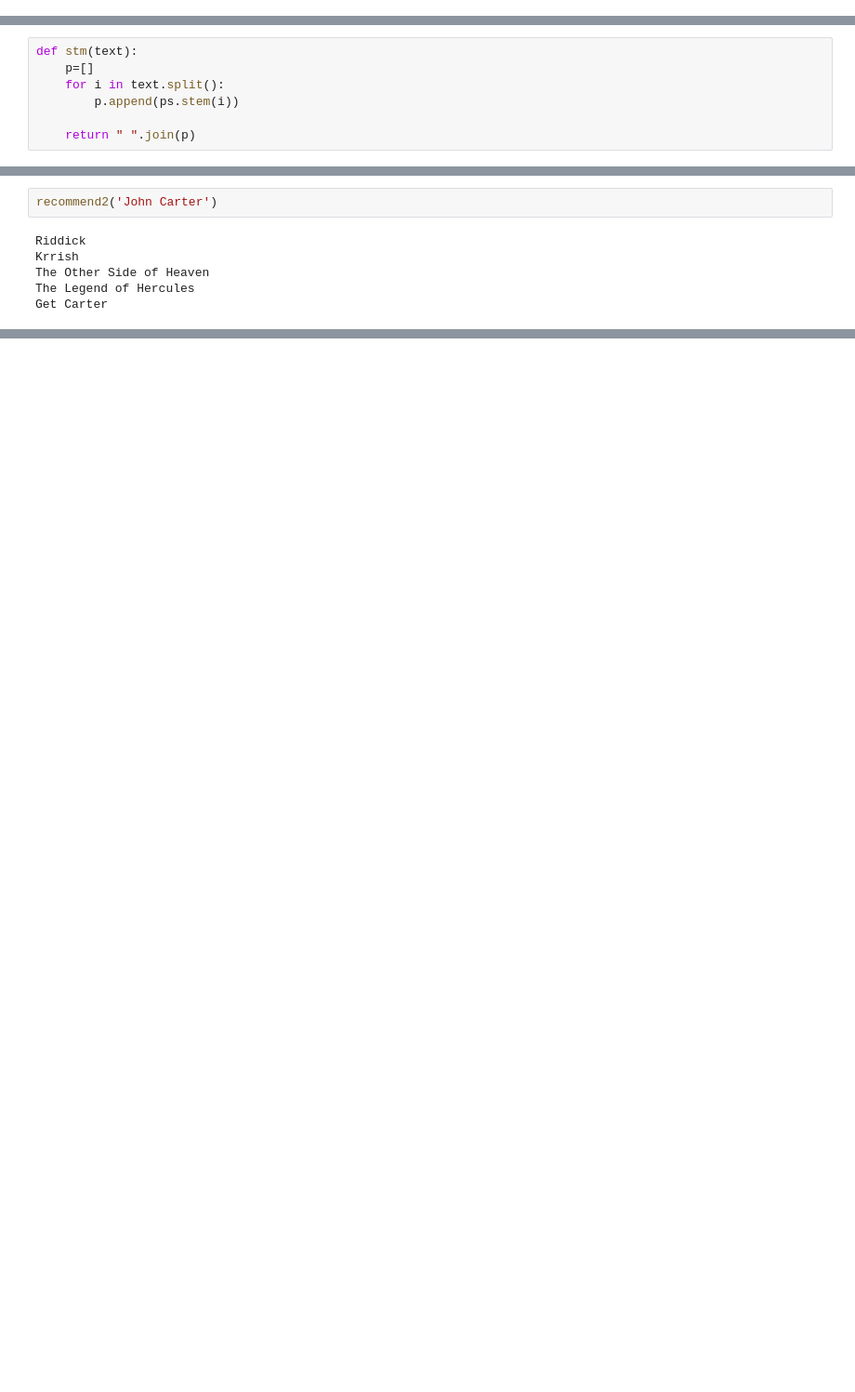
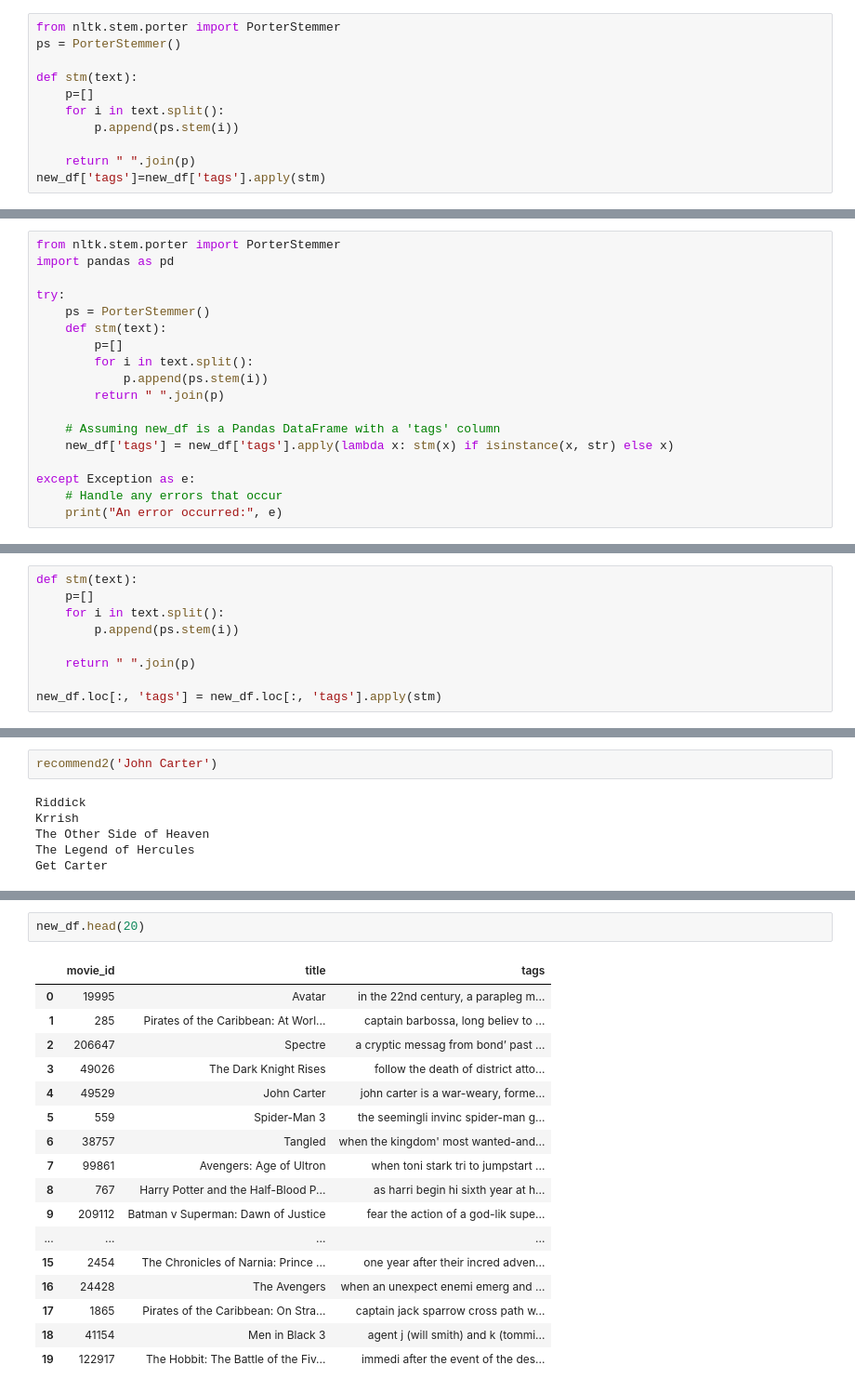
Before and after one commit to manish7065/movie_recommender, a Jupyter notebook: Movie_recommender.ipynb, the cells around one changed output, grey strips where cells are left out. Shown at 93% size. Drawn from its saved outputs; the diff is of its cells as text; blank space fills up the shorter version.

```diff
--- a/Movie_recommender.ipynb
+++ b/Movie_recommender.ipynb
@@ -510,0 +379,11 @@ ps.stem('dancedfg')
+# %%
+from nltk.stem.porter import PorterStemmer
+ps = PorterStemmer()
+
+def stm(text):
+    p=[]
+    for i in text.split():
+        p.append(ps.stem(i))
+
+    return " ".join(p)
+new_df['tags']=new_df['tags'].apply(stm)
@@ -510,0 +404,18 @@ ps.stem('dancedfg')
+# %%
+from nltk.stem.porter import PorterStemmer
+import pandas as pd
+
+try:
+    ps = PorterStemmer()
+    def stm(text):
+        p=[]
+        for i in text.split():
+            p.append(ps.stem(i))
+        return " ".join(p)
+
+    # Assuming new_df is a Pandas DataFrame with a 'tags' column
+    new_df['tags'] = new_df['tags'].apply(lambda x: stm(x) if isinstance(x, str) else x)
+
+except Exception as e:
+    # Handle any errors that occur
+    print("An error occurred:", e)
@@ -515,6 +432,8 @@ def stm(text):
         p.append(ps.stem(i))
 
     return " ".join(p)
+
+new_df.loc[:, 'tags'] = new_df.loc[:, 'tags'].apply(stm)
 # %%
 new_df['tags']=new_df['tags'].apply(stm)
 # %% [output]
@@ -739,0 +644,20 @@ Get Carter
+# %%
+new_df.head(20)
+# %% [output]
+|  | movie_id | title | tags |
+| 0 | 19995 | Avatar | in the 22nd century, a parapleg m... |
+| 1 | 285 | Pirates of the Caribbean: At Worl... | captain barbossa, long believ to ... |
+| 2 | 206647 | Spectre | a cryptic messag from bond’ past ... |
+| 3 | 49026 | The Dark Knight Rises | follow the death of district atto... |
+| 4 | 49529 | John Carter | john carter is a war-weary, forme... |
+| 5 | 559 | Spider-Man 3 | the seemingli invinc spider-man g... |
+| 6 | 38757 | Tangled | when the kingdom' most wanted-and... |
+| 7 | 99861 | Avengers: Age of Ultron | when toni stark tri to jumpstart ... |
+| 8 | 767 | Harry Potter and the Half-Blood P... | as harri begin hi sixth year at h... |
+| 9 | 209112 | Batman v Superman: Dawn of Justice | fear the action of a god-lik supe... |
+| ... | ... | ... | ... |
+| 15 | 2454 | The Chronicles of Narnia: Prince ... | one year after their incred adven... |
+| 16 | 24428 | The Avengers | when an unexpect enemi emerg and ... |
+| 17 | 1865 | Pirates of the Caribbean: On Stra... | captain jack sparrow cross path w... |
+| 18 | 41154 | Men in Black 3 | agent j (will smith) and k (tommi... |
+| 19 | 122917 | The Hobbit: The Battle of the Fiv... | immedi after the event of the des... |
```
Also changed, not shown: parts of 60 cells of this notebook.
